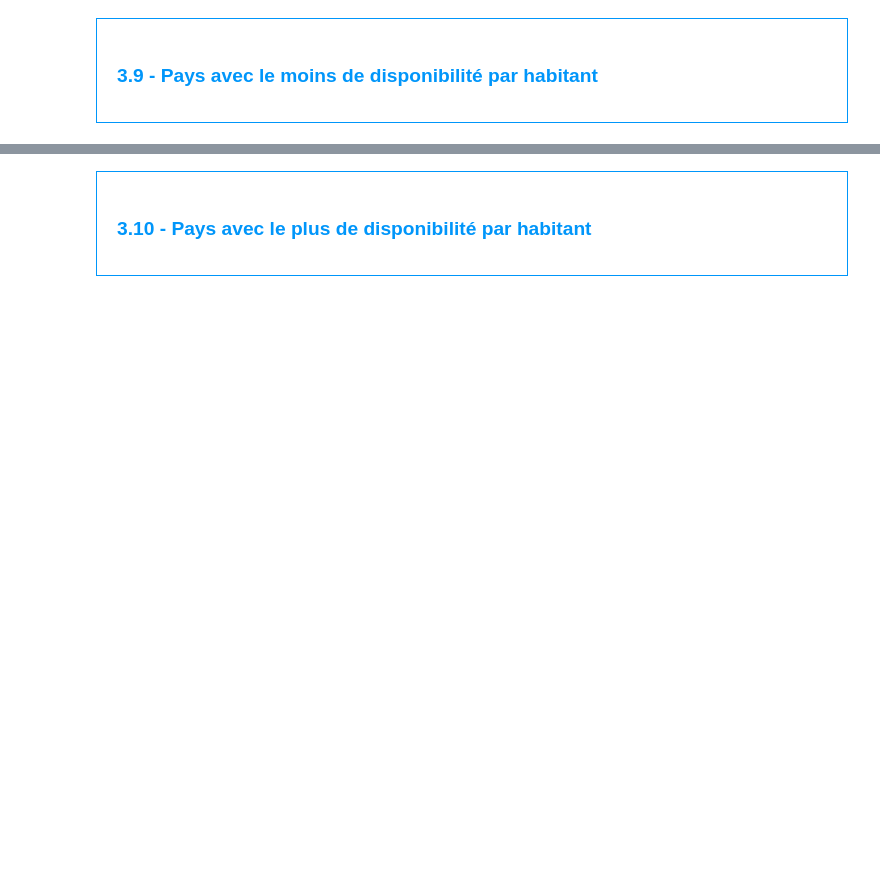
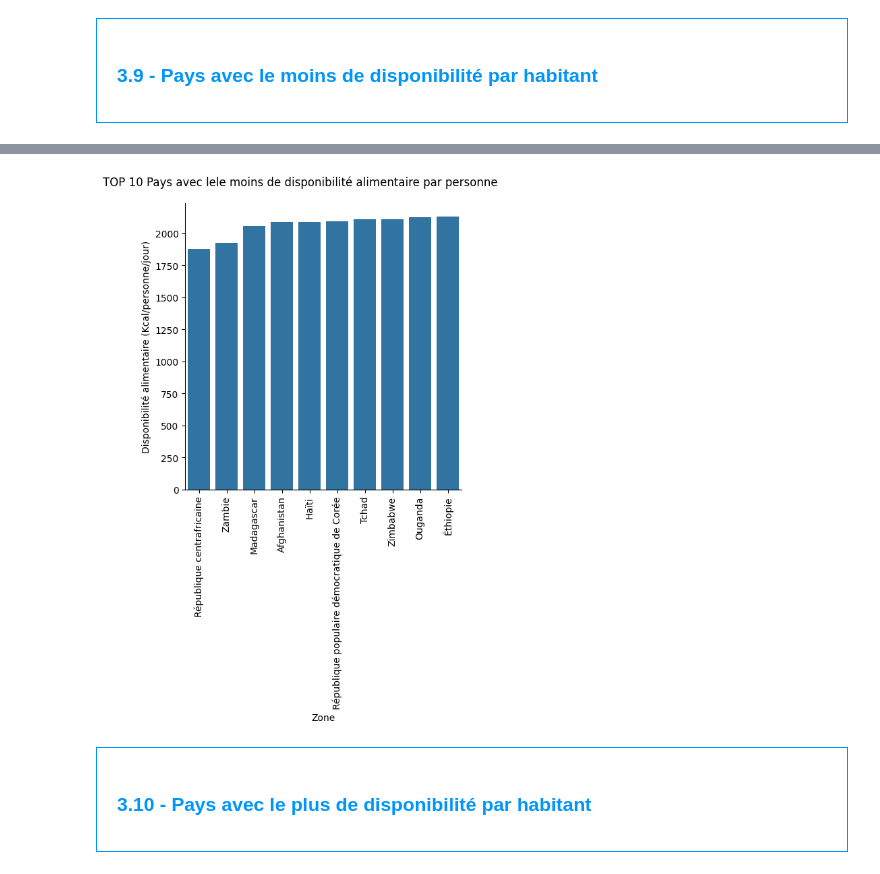
Before and after one commit to Nasus-Stackman/Data_Projet4, a Jupyter notebook: notebook_projet4.ipynb, the cells around one changed output, grey strips where cells are left out. Saved outputs shown, nothing was run; the diff lists cells and outputs as text; code cells hidden in the pictures; blank space fills up the shorter version.

```diff
--- a/notebook_projet4.ipynb
+++ b/notebook_projet4.ipynb
@@ -151,4 +436,5 @@ sous_nutrition['Valeur'] = pd.to_numeric(sous_nutrition['Valeur'])
 # %%
 #On commence par faire une jointure entre le data frame population et Dispo_alimentaire afin d'ajouter dans ce dernier la population
+Data_dispo = dispo_alimentaire.merge(population_2017[['Zone', 'Population']], on ='Zone', how='left')
 # %%
 #Affichage du nouveau dataframe
@@ -155,2 +460,4 @@ sous_nutrition['Valeur'] = pd.to_numeric(sous_nutrition['Valeur'])
 # %%
 #Création de la colonne dispo_kcal avec calcul des kcal disponibles mondialement
+Data_dispo['dispo_kcal'] = Data_dispo['Disponibilité alimentaire (Kcal/personne/jour)'] * Data_dispo['Population']
+Data_dispo['dispo_kcal']
@@ -174,0 +525,4 @@ sous_nutrition['Valeur'] = pd.to_numeric(sous_nutrition['Valeur'])
+# %%
+#Calcul de la disponibilité totale avec la formule
+Data_dispo['Dispo_totale'] = Data_dispo['Production'] + Data_dispo['Importations - Quantité'] - Data_dispo['Exportations - Quantité'] - Data_dispo['Variation de stock']
+print("Disponibilité totale avec formule :", Data_dispo['Dispo_totale'].sum(), " kg")
@@ -220,3 +769,6 @@ sous_nutrition['Valeur'] = pd.to_numeric(sous_nutrition['Valeur'])
 </div>
 # %%
 #Calcul de la disponibilité en kcal par personne par jour par pays
+#Pour cela j'ajoute une nouvelle colonne au Dataframe
+Data_dispo['Disponibilité(Kcal/personne/jour) par_pays'] = Data_dispo.groupby('Zone')['Disponibilité alimentaire (Kcal/personne/jour)'].transform(lambda x :x.sum())
+print(Data_dispo['Disponibilité(Kcal/personne/jour) par_pays'])
@@ -225,3 +804,13 @@ sous_nutrition['Valeur'] = pd.to_numeric(sous_nutrition['Valeur'])
+# %%
+#Graphique des 10 pays qui ont le moins de dispo alimentaire par personne
+Serie = Data_dispo.groupby('Zone')['Disponibilité alimentaire (Kcal/personne/jour)'].sum().sort_values().head(10)
+top_10_faible_dispo = Serie.reset_index()
+g=sns.catplot(data = top_10_faible_dispo, x='Zone', y='Disponibilité alimentaire (Kcal/personne/jour)', kind='bar')
+g.fig.suptitle("TOP 10 Pays avec lele moins de disponibilité alimentaire par personne", y=1.05)
+g.set_xticklabels(rotation = 90)
+plt.show()
+# %% [output]
+[figure, added]
 # %% [markdown]
 <div style="border: 1px solid RGB(0,150,250);" >
 <h3 style="margin: auto; padding: 20px; color: RGB(0,150,250); ">3.10 - Pays avec le plus de disponibilité par habitant</h3>
```
Also changed, not shown: parts of 100 cells of this notebook.
